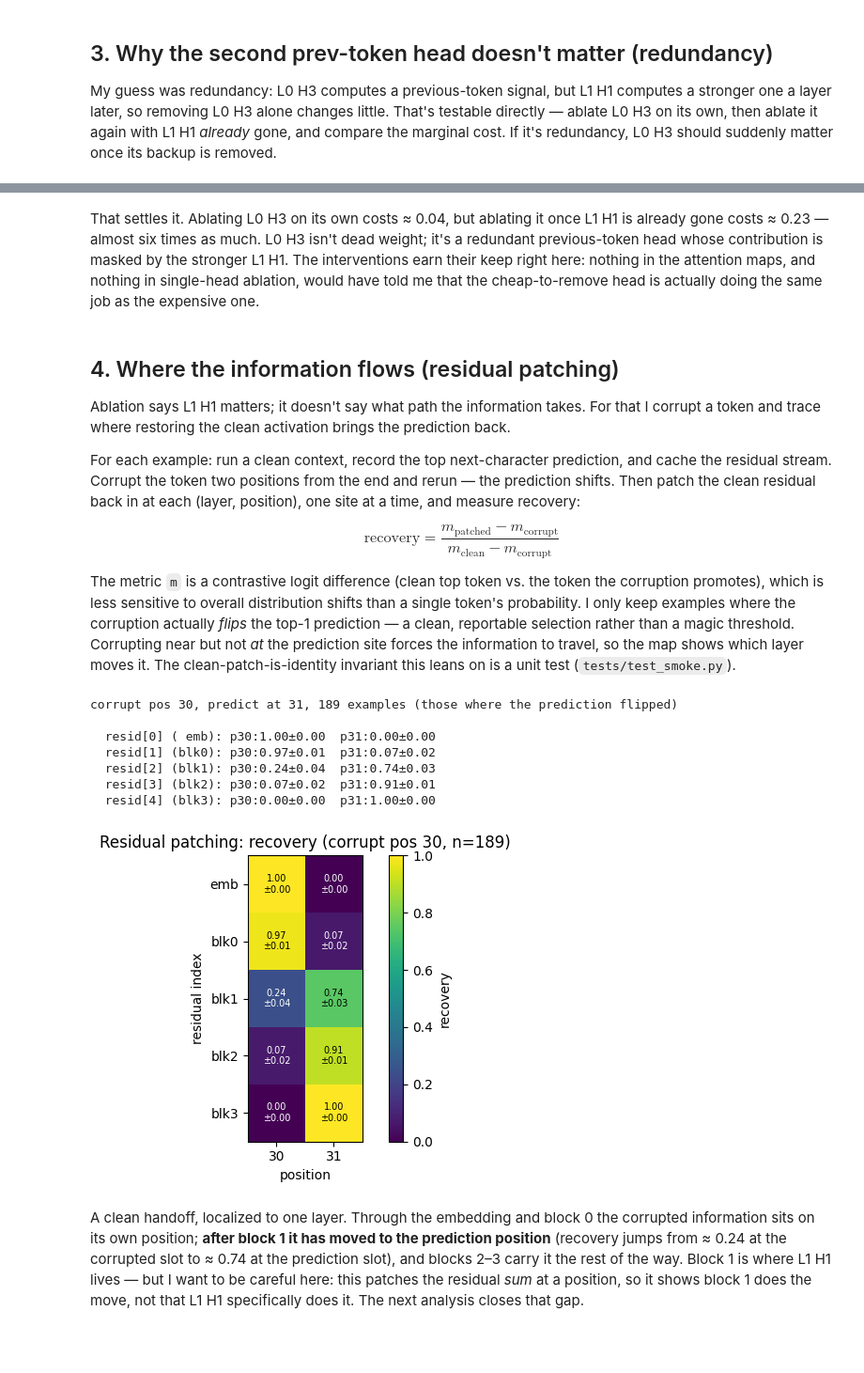
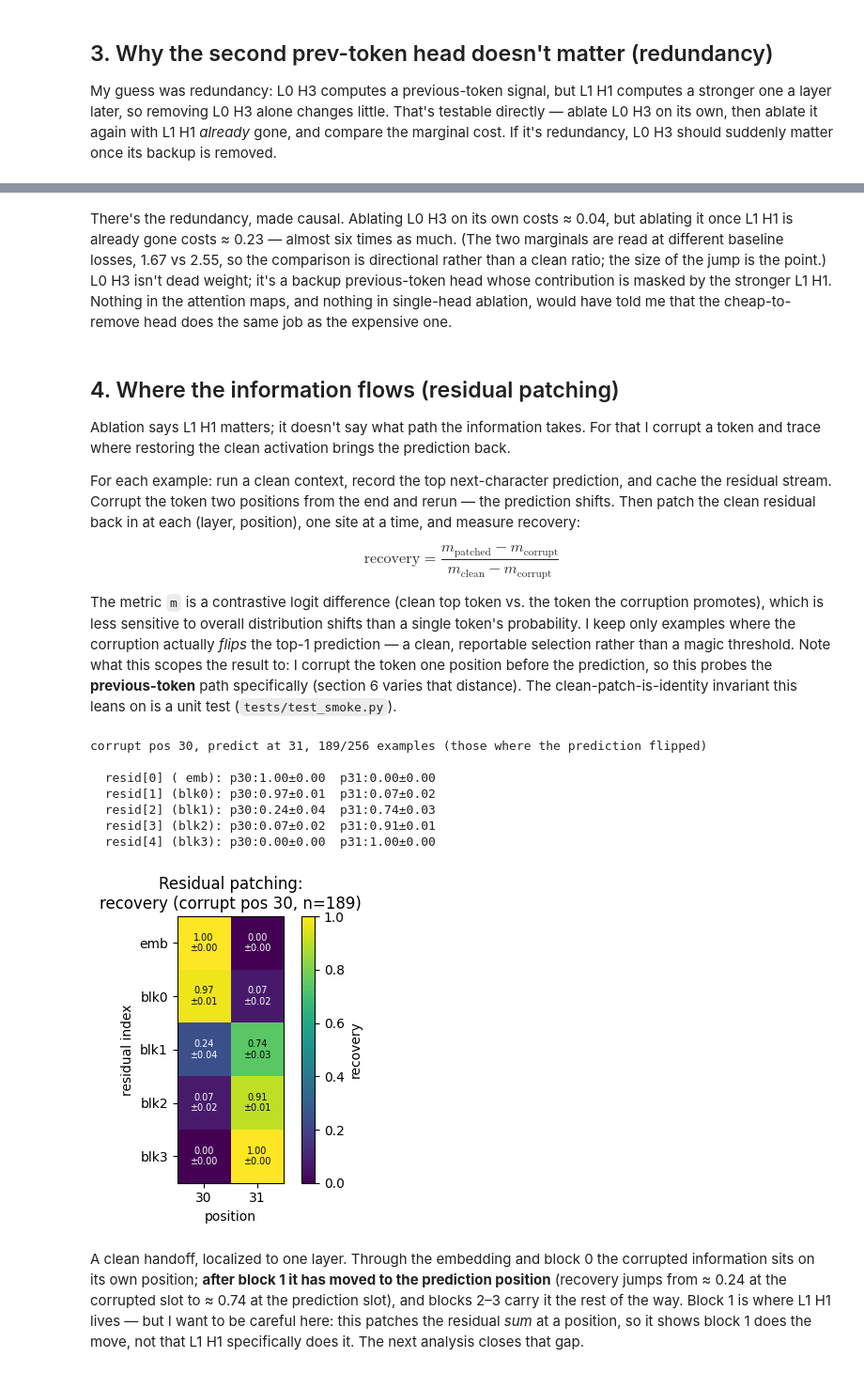
Before and after one commit to diego-magana/gpt, a Jupyter notebook: notebooks/05_attention_analysis.ipynb, the cells around one changed output, grey strips where cells are left out. Shown at 94% size. Drawn from its saved outputs; the diff is of its cells as text; code cells hidden in the pictures; blank space fills up the shorter version.

```diff
--- a/notebooks/05_attention_analysis.ipynb
+++ b/notebooks/05_attention_analysis.ipynb
@@ -40,8 +51,8 @@ I average each head's attention over 512 validation sequences and summarize it w
 # %%
 mean_maps, stats = attention_summary(model, batches)
 print(f"{'L.H':>4} {'prev':>6} {'first':>6} {'self':>6} {'dist':>6} {'entropy':>8}  label")
-for l in range(model.config.n_layer):
-    for h in range(model.config.n_head):
+for l in range(nL):
+    for h in range(nH):
         s = stats[(l, h)]
         print(f"{l}.{h:>2} {s['prev']:6.3f} {s['first']:6.3f} {s['self']:6.3f} "
               f"{s['dist']:6.2f} {s['entropy']:8.3f}  {classify_head(s)}")
@@ -116,10 +134,9 @@ Here's the split. **L1 H1 costs ≈ 0.89 ± 0.02 nats to ablate** — seven time
 My guess was redundancy: L0 H3 computes a previous-token signal, but L1 H1 computes a stronger one a layer later, so removing L0 H3 alone changes little. That's testable directly — ablate L0 H3 on its own, then ablate it again with L1 H1 *already* gone, and compare the marginal cost. If it's redundancy, L0 H3 should suddenly matter once its backup is removed.
 # %%
 r = redundancy_test(model, batches, a=(0,3), b=(1,1))
-print(f"base                         {r['base']:.4f}")
-print(f"ablate L0H3                  {r['ablate_a']:.4f}   (marginal +{r['marg_a_alone']:.4f})")
-print(f"ablate L1H1                  {r['ablate_b']:.4f}")
-print(f"ablate BOTH                  {r['ablate_both']:.4f}")
-print(f"=> marginal cost of L0H3 alone:          +{r['marg_a_alone']:.4f}")
+for k, lab in [('base','base'),('ablate_a','ablate L0H3'),('ablate_b','ablate L1H1'),
+               ('ablate_both','ablate BOTH')]:
+    print(f'{lab:<14} {r[k]:.4f}')
+print(f"\n=> marginal cost of L0H3 alone:          +{r['marg_a_alone']:.4f}")
 print(f"=> marginal cost of L0H3 given L1H1 gone: +{r['marg_a_given_b']:.4f}")
 # %% [output]
@@ -130,2 +148,18 @@ ablate BOTH                  2.7803
 => marginal cost of L0H3 alone:          +0.0401
 => marginal cost of L0H3 given L1H1 gone: +0.2282
+# %%
+labels = ['base', 'ablate\nL0H3', 'ablate\nL1H1', 'ablate\nboth']
+vals   = [r['base'], r['ablate_a'], r['ablate_b'], r['ablate_both']]
+colors = ['#888', '#4c9', '#c44', '#a33']
+fig, ax = plt.subplots(figsize=(6, 4))
+bars = ax.bar(labels, vals, color=colors)
+ax.axhline(r['base'], color='#888', ls='--', lw=0.8)
+for b, v in zip(bars, vals): ax.text(b.get_x()+b.get_width()/2, v+0.02, f'{v:.3f}', ha='center', fontsize=9)
+# annotate the two marginals of L0H3
+ax.annotate(f"+{r['marg_a_alone']:.3f}", xy=(1, r['ablate_a']), xytext=(0.5, r['ablate_a']+0.18),
+            ha='center', fontsize=9, color='#197', arrowprops=dict(arrowstyle='->', color='#197'))
+ax.annotate(f"+{r['marg_a_given_b']:.3f}", xy=(3, r['ablate_both']), xytext=(3, r['ablate_b']+0.05),
+            ha='center', fontsize=9, color='#197', arrowprops=dict(arrowstyle='->', color='#197'))
+ax.set_ylabel('val loss (nats)'); ax.set_ylim(1.5, r['ablate_both']+0.35)
+ax.set_title('Removing L0H3 is cheap alone, expensive once L1H1 is gone')
+fig.tight_layout(); save(fig, 'redundancy.png'); plt.show()
@@ -132,5 +168,5 @@ ablate BOTH                  2.7803
 # %% [markdown]
-That settles it. Ablating L0 H3 on its own costs ≈ 0.04, but ablating it once L1 H1 is already gone costs ≈ 0.23 — almost six times as much. L0 H3 isn't dead weight; it's a redundant previous-token head whose contribution is masked by the stronger L1 H1. The interventions earn their keep right here: nothing in the attention maps, and nothing in single-head ablation, would have told me that the cheap-to-remove head is actually doing the same job as the expensive one.
+There's the redundancy, made causal. Ablating L0 H3 on its own costs ≈ 0.04, but ablating it once L1 H1 is already gone costs ≈ 0.23 — almost six times as much. (The two marginals are read at different baseline losses, 1.67 vs 2.55, so the comparison is directional rather than a clean ratio; the size of the jump is the point.) L0 H3 isn't dead weight; it's a backup previous-token head whose contribution is masked by the stronger L1 H1. Nothing in the attention maps, and nothing in single-head ablation, would have told me that the cheap-to-remove head does the same job as the expensive one.
 # %% [markdown]
 ## 4. Where the information flows (residual patching)
 
@@ -140,15 +176,15 @@ For each example: run a clean context, record the top next-character prediction,
 
 $$\text{recovery} = \frac{m_\text{patched} - m_\text{corrupt}}{m_\text{clean} - m_\text{corrupt}}$$
 
-The metric `m` is a contrastive logit difference (clean top token vs. the token the corruption promotes), which is less sensitive to overall distribution shifts than a single token's probability. I only keep examples where the corruption actually *flips* the top-1 prediction — a clean, reportable selection rather than a magic threshold. Corrupting near but not *at* the prediction site forces the information to travel, so the map shows which layer moves it. The clean-patch-is-identity invariant this leans on is a unit test (`tests/test_smoke.py`).
+The metric `m` is a contrastive logit difference (clean top token vs. the token the corruption promotes), which is less sensitive to overall distribution shifts than a single token's probability. I keep only examples where the corruption actually *flips* the top-1 prediction — a clean, reportable selection rather than a magic threshold. Note what this scopes the result to: I corrupt the token one position before the prediction, so this probes the **previous-token** path specifically (section 6 varies that distance). The clean-patch-is-identity invariant this leans on is a unit test (`tests/test_smoke.py`).
 # %%
 rec, rsem, used, cpos = activation_patching(model, ds, n_examples=256)
-print(f'corrupt pos {cpos}, predict at {T-1}, {used} examples (those where the prediction flipped)\n')
-labels = ['emb'] + [f'blk{k}' for k in range(model.config.n_layer)]
+print(f'corrupt pos {cpos}, predict at {T-1}, {used}/256 examples (those where the prediction flipped)\n')
+labels = ['emb'] + [f'blk{k}' for k in range(nL)]
 for k in range(rec.shape[0]):
     print(f'  resid[{k}] ({labels[k]:>4}): ' + '  '.join(f'p{p}:{rec[k,p]:.2f}±{rsem[k,p]:.2f}' for p in range(cpos, T)))
 # %% [output]
-corrupt pos 30, predict at 31, 189 examples (those where the prediction flipped)
+corrupt pos 30, predict at 31, 189/256 examples (those where the prediction flipped)
 
   resid[0] ( emb): p30:1.00±0.00  p31:0.00±0.00
   resid[1] (blk0): p30:0.97±0.01  p31:0.07±0.02
@@ -157,19 +193,19 @@ corrupt pos 30, predict at 31, 189 examples (those where the prediction flipped)
   resid[4] (blk3): p30:0.00±0.00  p31:1.00±0.00
 # %%
 sub, ssem = rec[:,cpos:], rsem[:,cpos:]
-fig, ax = plt.subplots(figsize=(6,4)); im = ax.imshow(sub, cmap='viridis', vmin=0, vmax=1)
+fig, ax = plt.subplots(figsize=(4.2,4)); im = ax.imshow(sub, cmap='viridis', vmin=0, vmax=1)
 ax.set_xlabel('position'); ax.set_ylabel('residual index')
 ax.set_xticks(range(sub.shape[1])); ax.set_xticklabels(range(cpos, T))
 ax.set_yticks(range(rec.shape[0])); ax.set_yticklabels(labels)
 for k in range(rec.shape[0]):
     for j in range(sub.shape[1]):
         ax.text(j,k,f'{sub[k,j]:.2f}\n±{ssem[k,j]:.2f}', ha='center', va='center',
                 color='white' if sub[k,j]<0.6 else 'black', fontsize=7)
-ax.set_title(f'Residual patching: recovery (corrupt pos {cpos}, n={used})')
+ax.set_title(f'Residual patching:\nrecovery (corrupt pos {cpos}, n={used})')
 fig.colorbar(im, ax=ax, label='recovery'); fig.tight_layout()
-fig.savefig('../assets/activation_patching.png', dpi=120, bbox_inches='tight'); plt.show()
+save(fig, 'activation_patching.png'); plt.show()
 # %% [output]
-[figure, old version]
+[figure, new version]
 # %% [markdown]
 A clean handoff, localized to one layer. Through the embedding and block 0 the corrupted information sits on its own position; **after block 1 it has moved to the prediction position** (recovery jumps from ≈ 0.24 at the corrupted slot to ≈ 0.74 at the prediction slot), and blocks 2–3 carry it the rest of the way. Block 1 is where L1 H1 lives — but I want to be careful here: this patches the residual *sum* at a position, so it shows block 1 does the move, not that L1 H1 specifically does it. The next analysis closes that gap.
 # %% [markdown]
```
Also changed, not shown: parts of 26 cells of this notebook, 8 other files.
